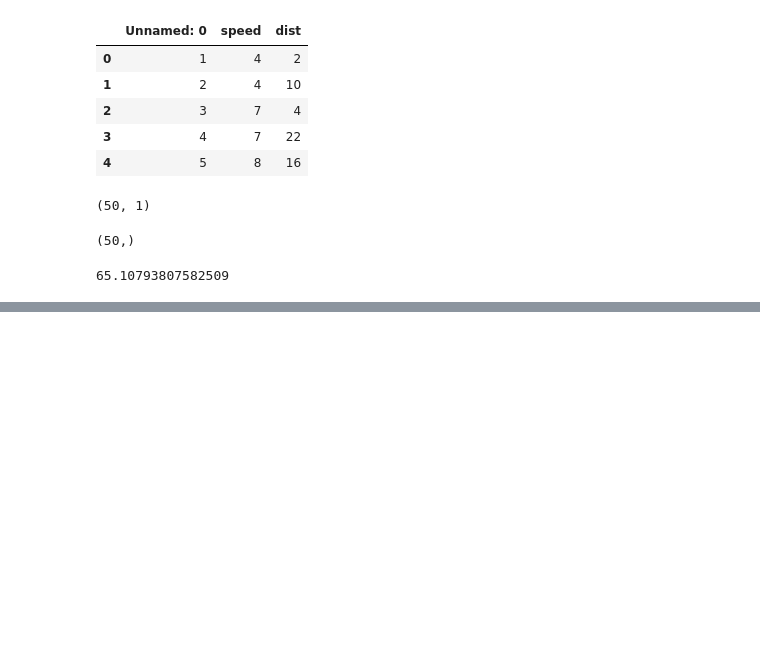
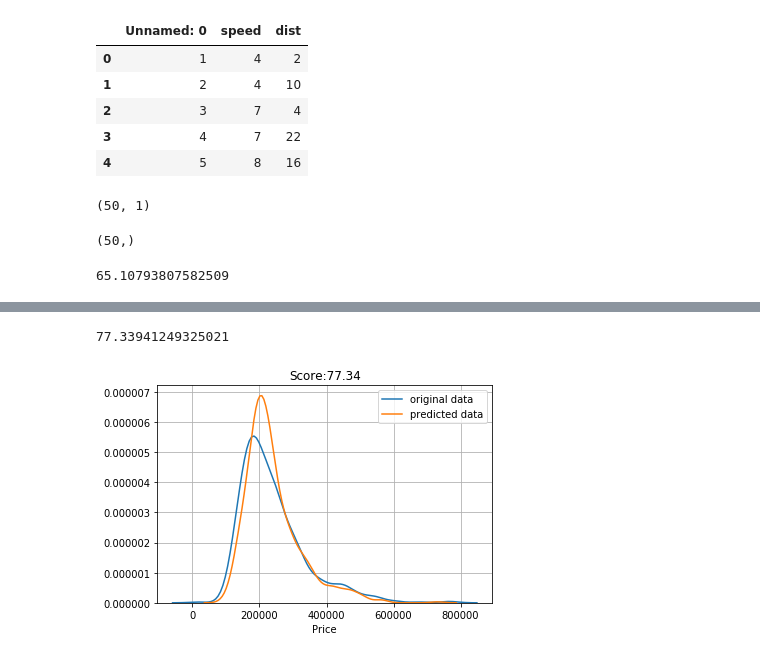
Before and after one commit to Jivesh9990/Machine-Learning, a Jupyter notebook: Homework/Carspeed_linearReg.ipynb, the cells around one changed output, grey strips where cells are left out. Saved outputs shown, nothing was run; the diff lists cells and outputs as text; code cells hidden in the pictures; blank space fills up the shorter version.

```diff
--- a/Homework/Carspeed_linearReg.ipynb
+++ b/Homework/Carspeed_linearReg.ipynb
@@ -47,0 +121,2 @@ model.score(x,y)*100
+# %%
+df1['Type'].replace(['Residential', 'Condo', 'Multi-Family'], [1,2,3],inplace=True)
@@ -47,0 +132,3 @@ model.score(x,y)*100
+# %%
+x=df1[['Type','Beds','Baths','SquareFeet']]
+y=df1['Price']
@@ -47,0 +137,18 @@ model.score(x,y)*100
+# %%
+xtrain,xtest,ytrain,ytest= train_test_split(x,y,test_size=.2)
+# %%
+reg=LinearRegression()
+reg.fit(xtrain,ytrain)
+score=reg.score(xtest,ytest)*100
+ypred=reg.predict(xtrain)
+score
+# %% [output]
+77.33941249325021
+# %%
+sns.distplot(ytrain,label='original data',hist=False)
+sns.distplot(ypred,label='predicted data',hist=False)
+plt.title(f'Score:{score:.2f}')
+plt.legend()
+plt.grid(True)
+# %% [output]
+[figure, added]
```
Also changed, not shown: parts of 14 cells of this notebook, 1 other file.
